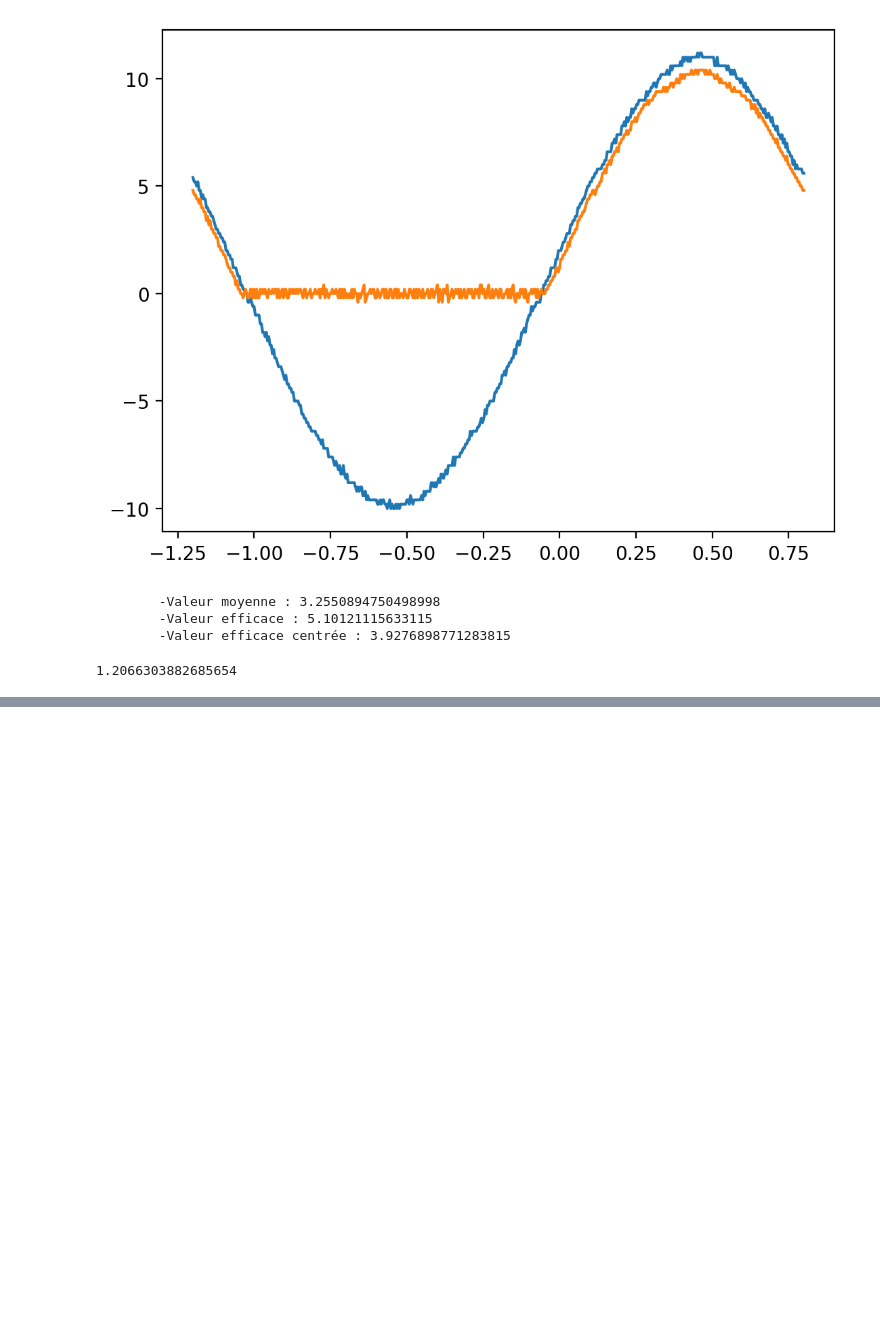
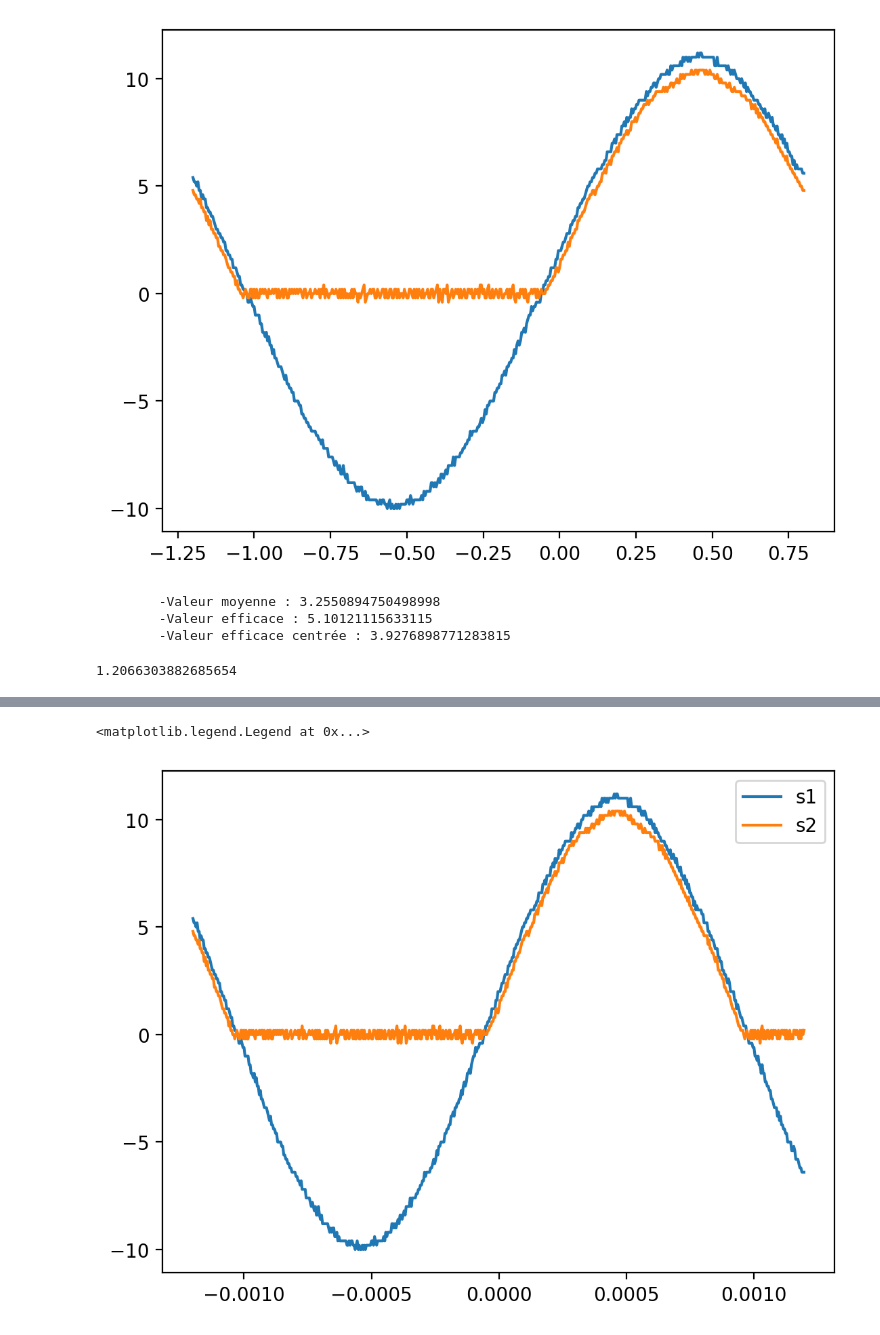
Before and after one commit to phandrieu/TPPhysiqueMPIE, a Jupyter notebook: Traitement.ipynb, the cells around one changed output, grey strips where cells are left out. Drawn from its saved outputs; the diff is of its cells as text; code cells hidden in the pictures; blank space fills up the shorter version.

```diff
--- a/Traitement.ipynb
+++ b/Traitement.ipynb
@@ -83,0 +87,13 @@ ondulation(v)
+# %%
+# ======== Redressement double alternance =======
+
+t, s1, s2 = np.loadtxt("./kewFile1.csv", dtype=float, delimiter=',', skiprows=2, unpack=True)
+
+
+plt.plot(t, s1)
+plt.plot(t, s2)
+#plt.plot(t, s)
+plt.legend(["s1", "s2", "s"])
+# %% [output]
+<matplotlib.legend.Legend at 0x...>
+[figure, added]
```
Also changed, not shown: parts of 2 cells of this notebook, 7 other files.
